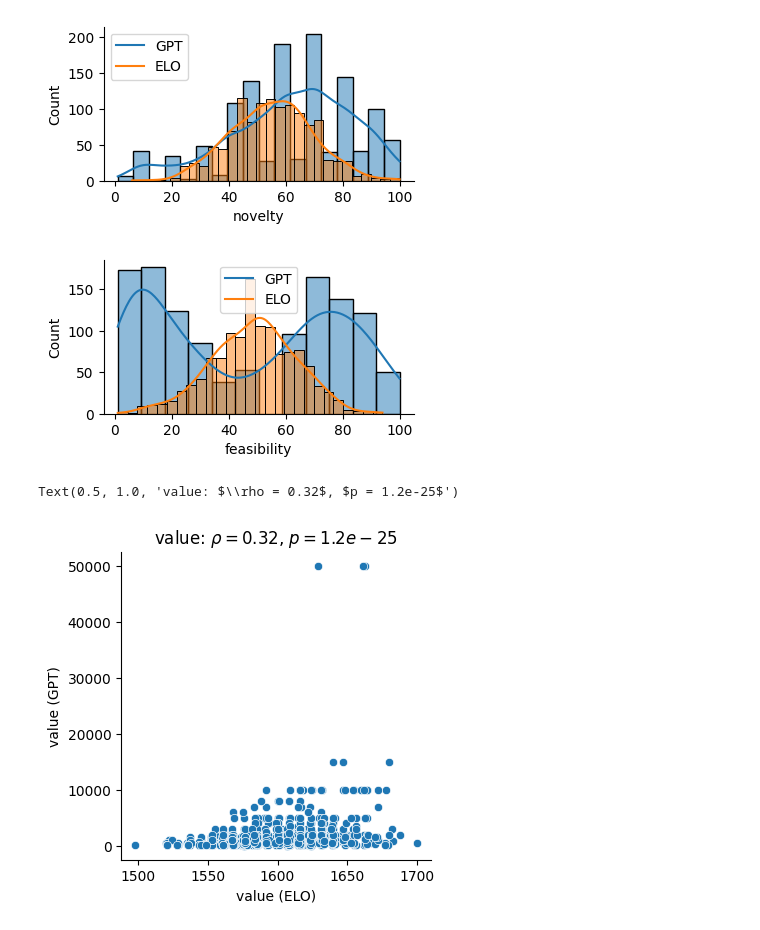
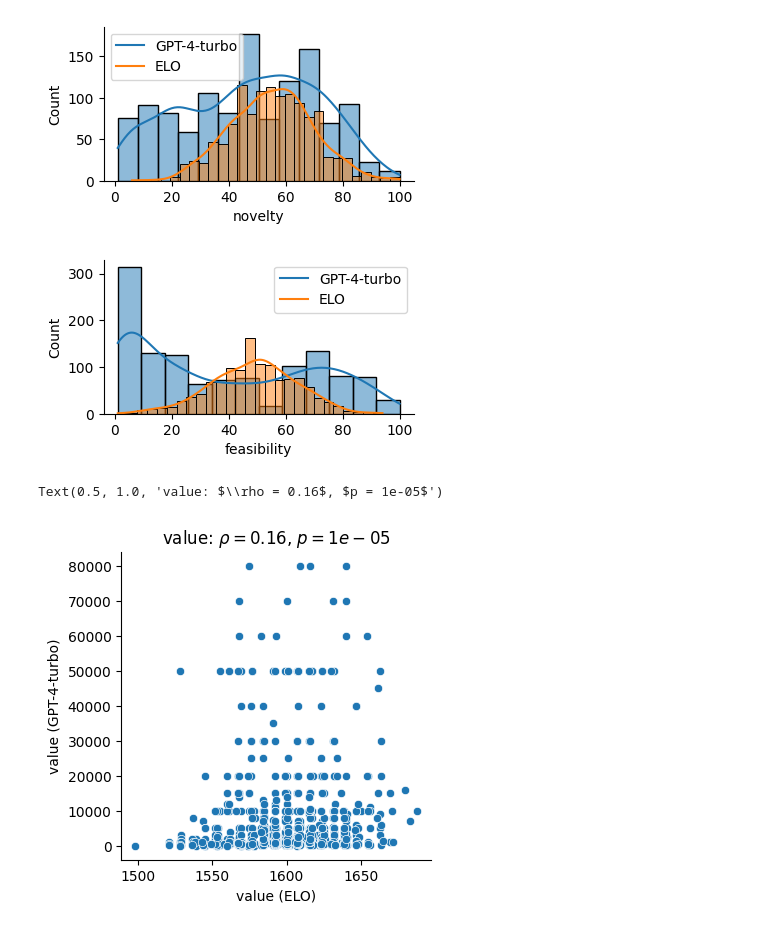
Before and after one commit to kernfel/judging-creativity-with-gpt, a Jupyter notebook: n_1r20i_numeric.turbo.ipynb, the cells around one changed output. Cells and saved outputs as stored; diff of their text form; code cells hidden in the pictures.

Commit message:
Added rerun Turbo NBs

```diff
--- a/n_1r20i_numeric.turbo.ipynb
+++ b/n_1r20i_numeric.turbo.ipynb
@@ -46,5 +47,5 @@ source.to_excel(f'gpt-ratings/{fname}-turbo.xlsx')
 # %%
-source = pd.read_excel(f'gpt-ratings/{fname}-turbo.xlsx')
+source = pd.read_excel(f'gpt-ratings/{fname}.xlsx')
 # %%
 corr = {key: stats.spearmanr(source[[key.capitalize(), key]]) for key in annotate.measures}
 corr
@@ -64,7 +65,7 @@ for measure, ax in zip(annotate.measures, axs.T):
         suffix = ''
         ax[0].plot(source[Measure], source[measure], 'ok', ms=.5)
     ax[0].set_xlabel(f'{Measure} (Elo)')
-    ax[0].set_ylabel(f'{Measure} (GPT{suffix})')
+    ax[0].set_ylabel(f'{Measure} (GPT-4-turbo{suffix})')
     ax[0].set_title(Measure)
     if measure != 'value':
         ax[0].set_ylim(0,100)
@@ -75,7 +76,7 @@ for measure, ax in zip(annotate.measures, axs.T):
         ax[1].set_xlabel(Measure)
 
 axs[1,2].plot([], label='Elo\n(1-100)')
-axs[1,2].plot([], label='GPT')
+axs[1,2].plot([], label='GPT-4-turbo')
 axs[1,2].legend(loc='center left')
 axs[1,2].set_xticks([])
 axs[1,2].set_yticks([])
@@ -96,6 +97,6 @@ for key, c in corr.items():
     sns.scatterplot(source, x=key.capitalize(), y=key)
     sns.despine()
     plt.xlabel(f'{key} (ELO)')
-    plt.ylabel(f'{key} (GPT)')
+    plt.ylabel(f'{key} (GPT-4-turbo)')
     plt.title(f'{key}: $\\rho = {c.statistic:.2g}$, $p = {c.pvalue:.2g}$')
 # %% [output]
@@ -105,15 +106,15 @@ for key, c in corr.items():
 # %%
 for key in ('novelty', 'feasibility'):
     fig, ax = plt.subplots(figsize=(4,2))
     sns.histplot(source, x=key, ax=ax, kde=True)
     sns.histplot(source, x=f'{key}_transformed', ax=ax, kde=True)
     sns.despine()
-    plt.plot([], label='GPT')
+    plt.plot([], label='GPT-4-turbo')
     plt.plot([], label='ELO')
     plt.legend()
 # %% [output]
-[figure, old version]
+[figure, new version]
-[figure, old version]
+[figure, new version]
 # %%
 mask = (source['value']>0) & (source['value']<100000)
 vcorr = stats.spearmanr(source[mask][['Value', 'value']])
@@ -121,8 +122,8 @@ plt.figure(figsize=(4,4))
 sns.scatterplot(source[mask], x='Value', y='value')
 sns.despine()
 plt.xlabel(f'value (ELO)')
-plt.ylabel(f'value (GPT)')
+plt.ylabel(f'value (GPT-4-turbo)')
 plt.title(f'value: $\\rho = {vcorr.statistic:.2g}$, $p = {vcorr.pvalue:.2g}$')
 # %% [output]
-Text(0.5, 1.0, 'value: $\\rho = 0.32$, $p = 1.2e-25$')
+Text(0.5, 1.0, 'value: $\\rho = 0.16$, $p = 1e-05$')
-[figure, old version]
+[figure, new version]
```
Also changed, not shown: parts of 8 cells of this notebook.
